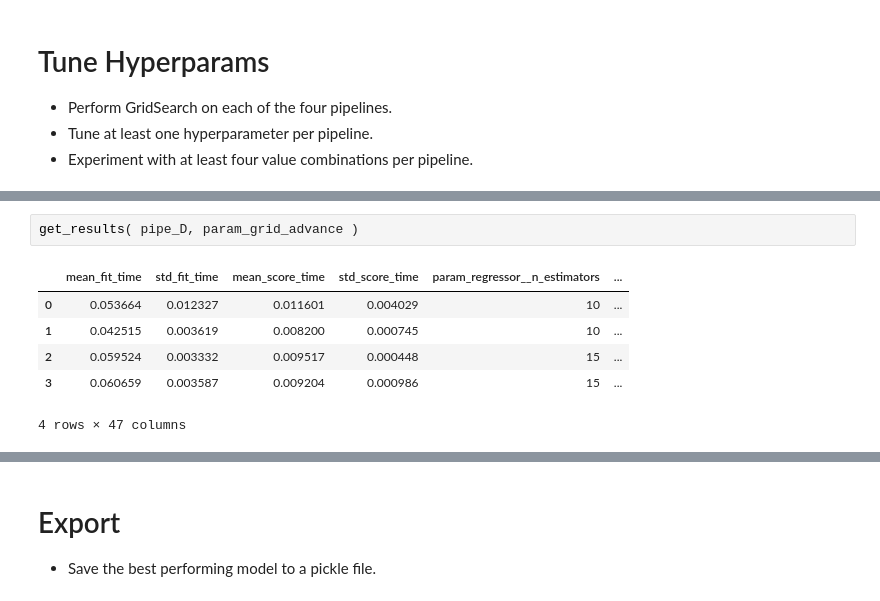
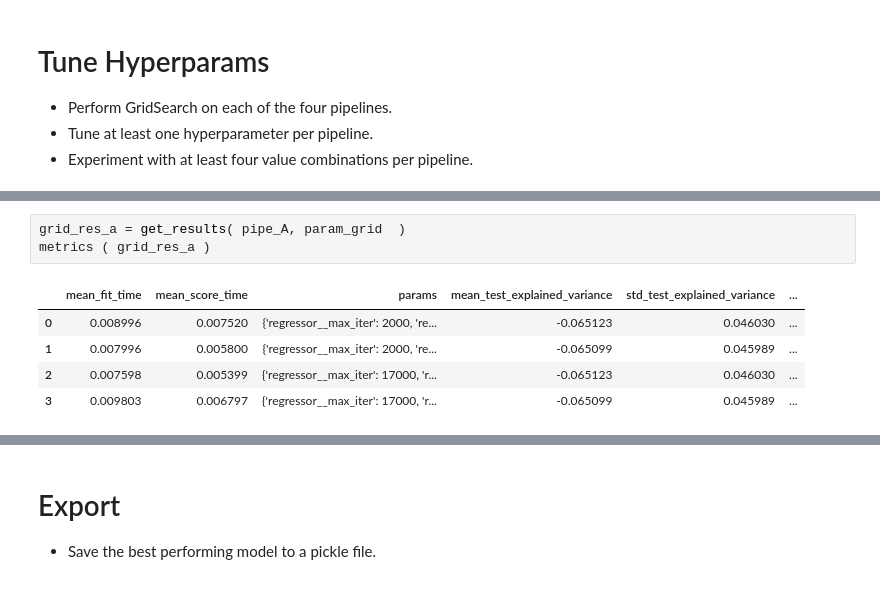
Before and after one commit to IhorKyl/scaling_to_production, a Jupyter notebook: 05_src/assignment_3.ipynb, the cells around one changed output, grey strips where cells are left out. Cells and saved outputs as stored; diff of their text form.

```diff
--- a/05_src/assignment_3.ipynb
+++ b/05_src/assignment_3.ipynb
@@ -279,9 +260,9 @@ get_results( pipe_C, param_grid_advance )
-# %%
-get_results( pipe_D, param_grid_advance )
-# %% [output]
-|  | mean_fit_time | std_fit_time | mean_score_time | std_score_time | param_regressor__n_estimators | ... |
-| 0 | 0.053664 | 0.012327 | 0.011601 | 0.004029 | 10 | ... |
-| 1 | 0.042515 | 0.003619 | 0.008200 | 0.000745 | 10 | ... |
-| 2 | 0.059524 | 0.003332 | 0.009517 | 0.000448 | 15 | ... |
-| 3 | 0.060659 | 0.003587 | 0.009204 | 0.000986 | 15 | ... |
-4 rows × 47 columns
+# %%
+grid_res_a = get_results( pipe_A, param_grid  )
+metrics ( grid_res_a )
+# %% [output]
+|  | mean_fit_time | mean_score_time | params | mean_test_explained_variance | std_test_explained_variance | ... |
+| 0 | 0.008996 | 0.007520 | {'regressor__max_iter': 2000, 're... | -0.065123 | 0.046030 | ... |
+| 1 | 0.007996 | 0.005800 | {'regressor__max_iter': 2000, 're... | -0.065099 | 0.045989 | ... |
+| 2 | 0.007598 | 0.005399 | {'regressor__max_iter': 17000, 'r... | -0.065123 | 0.046030 | ... |
+| 3 | 0.009803 | 0.006797 | {'regressor__max_iter': 17000, 'r... | -0.065099 | 0.045989 | ... |
```
Also changed, not shown: parts of 16 cells of this notebook, 1 other file.
